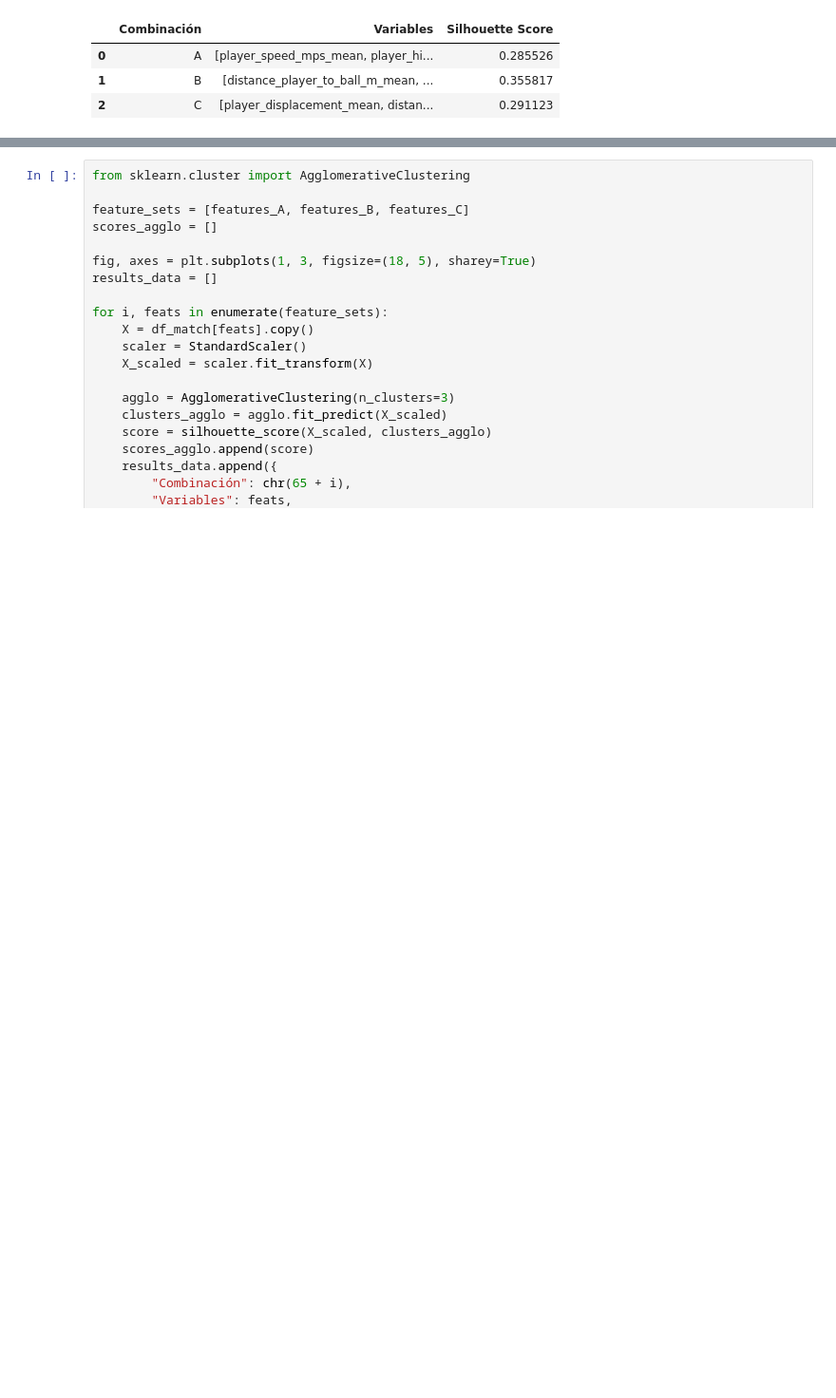
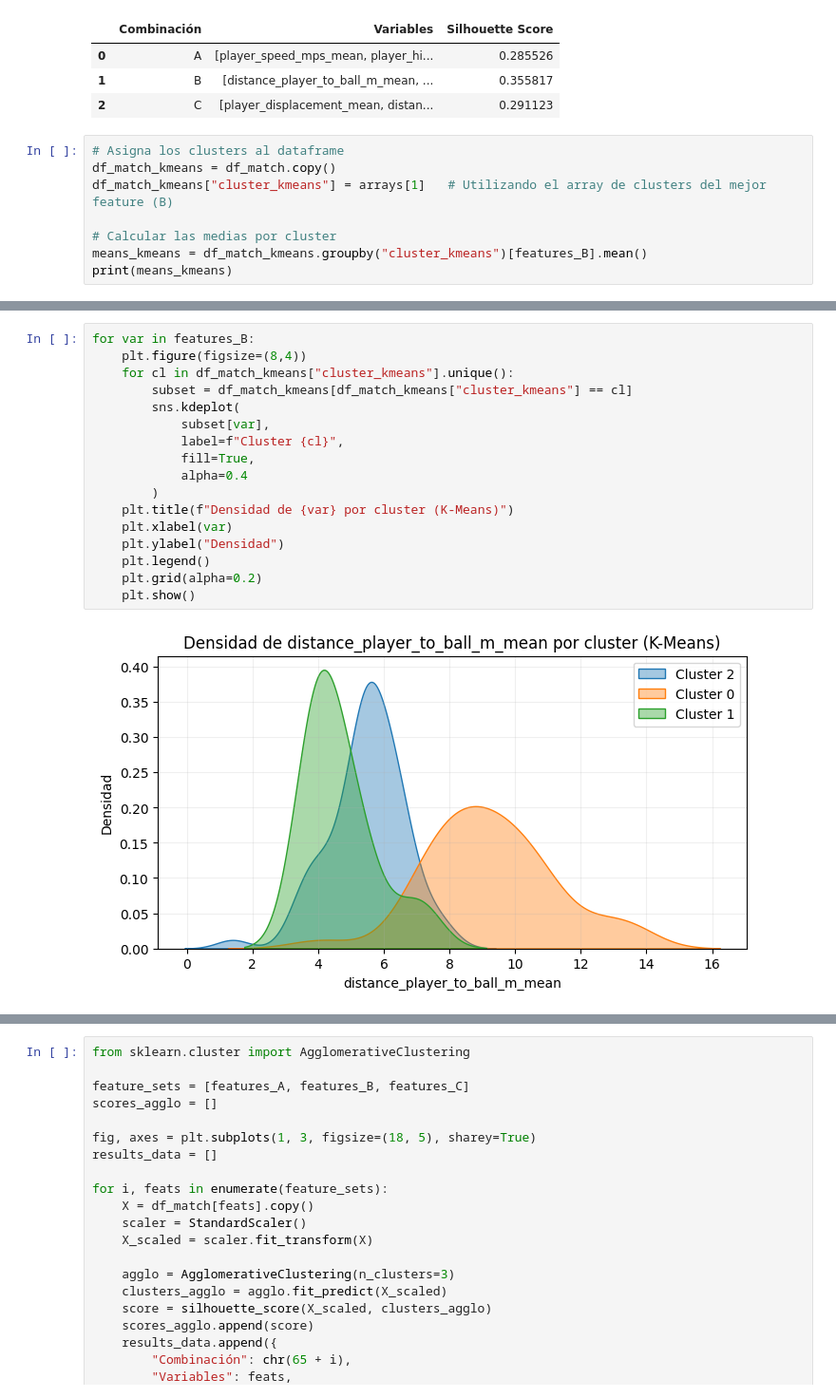
Before and after one commit to valenlopezzz04/proyecto-final-analitica, a Jupyter notebook: kmeans2.ipynb, the cells around one changed output, grey strips where cells are left out. Shown: that part at 95% size. Cells and saved outputs as stored; diff of their text form; blank space fills up the shorter version.

```diff
--- a/kmeans2.ipynb
+++ b/kmeans2.ipynb
@@ -387,3 +387,11 @@ display(df_results)
 | 0 | A | [player_speed_mps_mean, player_hi... | 0.285526 |
 | 1 | B | [distance_player_to_ball_m_mean, ... | 0.355817 |
 | 2 | C | [player_displacement_mean, distan... | 0.291123 |
+# %%
+# Asigna los clusters al dataframe
+df_match_kmeans = df_match.copy()
+df_match_kmeans["cluster_kmeans"] = arrays[1]   # Utilizando el array de clusters del mejor feature (B)
+
+# Calcular las medias por cluster
+means_kmeans = df_match_kmeans.groupby("cluster_kmeans")[features_B].mean()
+print(means_kmeans)
@@ -389,0 +410,19 @@ display(df_results)
+# %%
+for var in features_B:
+    plt.figure(figsize=(8,4))
+    for cl in df_match_kmeans["cluster_kmeans"].unique():
+        subset = df_match_kmeans[df_match_kmeans["cluster_kmeans"] == cl]
+        sns.kdeplot(
+            subset[var],
+            label=f"Cluster {cl}",
+            fill=True,
+            alpha=0.4
+        )
+    plt.title(f"Densidad de {var} por cluster (K-Means)")
+    plt.xlabel(var)
+    plt.ylabel("Densidad")
+    plt.legend()
+    plt.grid(alpha=0.2)
+    plt.show()
+# %% [output]
+[figure, added]
```
Also changed, not shown: parts of 9 cells of this notebook.
